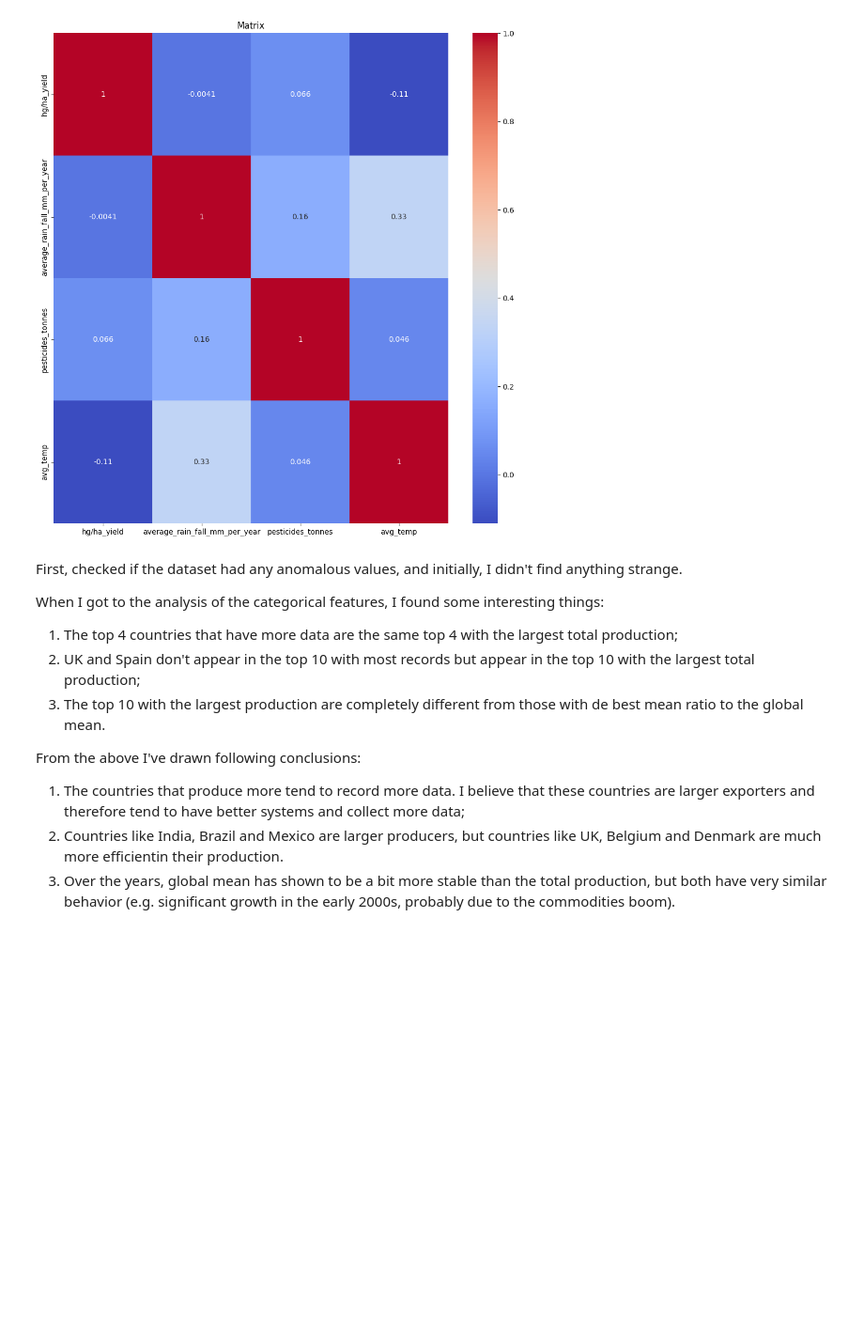
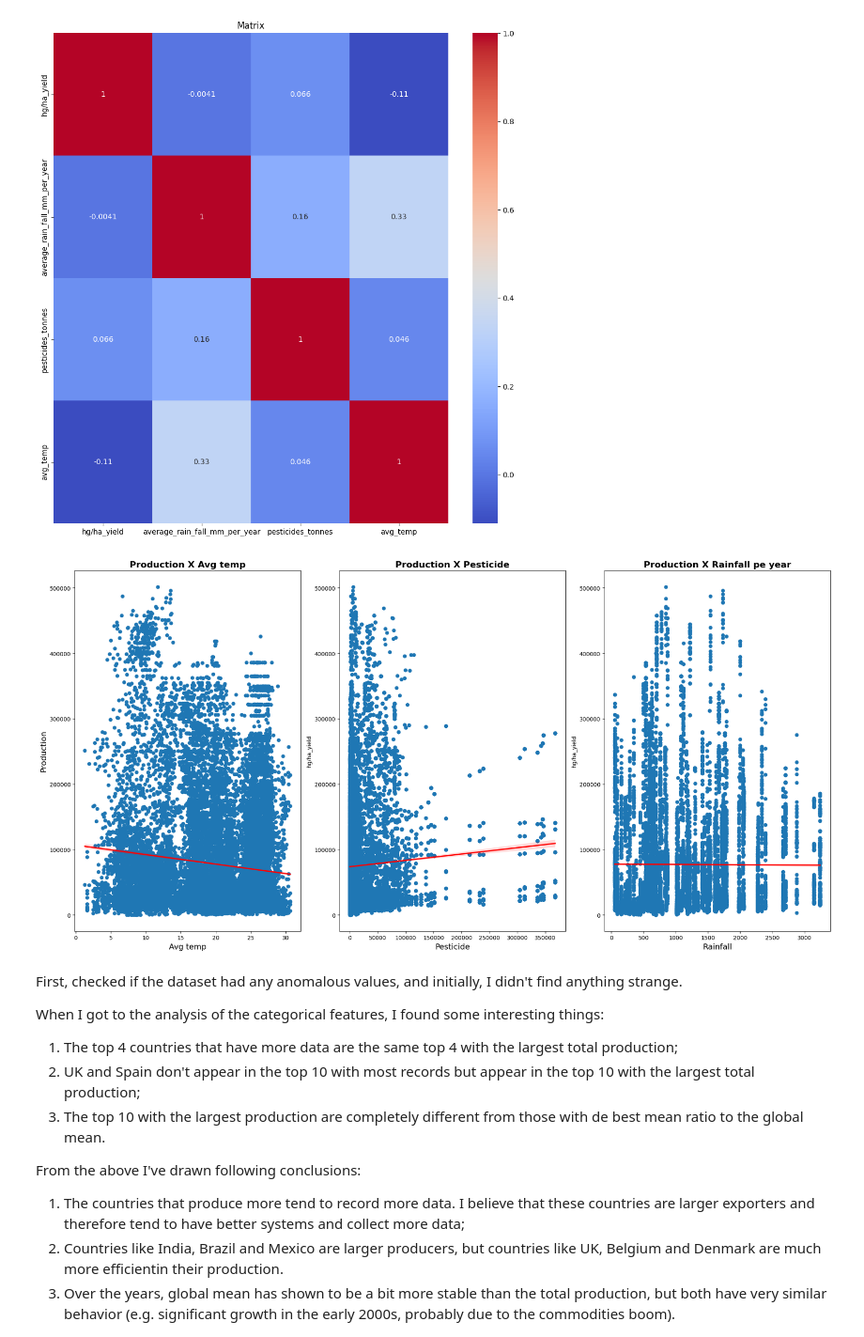
Before and after one commit to andrefpvalenga/crop-yeld-project, a Jupyter notebook: CropYeldPrediction.ipynb, the cells around one changed output. Shown at 94% size. Saved outputs shown, nothing was run; the diff lists cells and outputs as text; code cells hidden in the pictures; blank space fills up the shorter version.

```diff
--- a/CropYeldPrediction.ipynb
+++ b/CropYeldPrediction.ipynb
@@ -388,32 +392,34 @@ plt.show()
 [figure]
 # %%
 # Creating Scatterplots to checks
-plt.figure(figsize=(20,15))
+plt.figure(figsize=(20,10))
 
 # Scatter 'hg/ha_yield' X 'avg_temp'
 plt.subplot(1,3,1)
 sns.scatterplot(x='avg_temp', y='hg/ha_yield', data=df)
 plt.title('Production X Avg temp', fontsize=16, fontweight='bold')
-plt.xlabel('', fontsize=14)
+sns.regplot(x='avg_temp', y='hg/ha_yield', data=df, line_kws={'color': 'red'})
+plt.xlabel('Avg temp', fontsize=14)
 plt.ylabel('Production', fontsize=14)
-sns.regplot(x='avg_temp', y='hg/ha_yield', data=df, line_kws={'color': 'red'})
 
 # Scatter 'hg/ha_yield' X 'pesticides_tonnes'
 plt.subplot(1,3,2)
 sns.scatterplot(x='pesticides_tonnes', y='hg/ha_yield', data=df)
 plt.title('Production X Pesticide', fontsize=16, fontweight='bold')
+sns.regplot(x='pesticides_tonnes', y='hg/ha_yield', data=df, line_kws={'color': 'red'})
 plt.xlabel('Pesticide', fontsize=14)
-sns.regplot(x='pesticides_tonnes', y='hg/ha_yield', data=df, line_kws={'color': 'red'})
 
 # Scatter 'hg/ha_yield' X 'average_rain_fall_mm_per_year'
 plt.subplot(1,3,3)
 sns.scatterplot(x='average_rain_fall_mm_per_year', y='hg/ha_yield', data=df)
 plt.title('Production X Rainfall pe year', fontsize=16, fontweight='bold')
+sns.regplot(x='average_rain_fall_mm_per_year', y='hg/ha_yield', data=df, line_kws={'color': 'red'})
 plt.xlabel('Rainfall', fontsize=14)
-sns.regplot(x='average_rain_fall_mm_per_year', y='hg/ha_yield', data=df, line_kws={'color': 'red'})
 
 plt.tight_layout()
 plt.show()
+# %% [output]
+[figure, added]
 # %% [markdown]
 First, checked if the dataset had any anomalous values, and initially, I didn't find anything strange.
 
```
Also changed, not shown: parts of 4 cells of this notebook.
